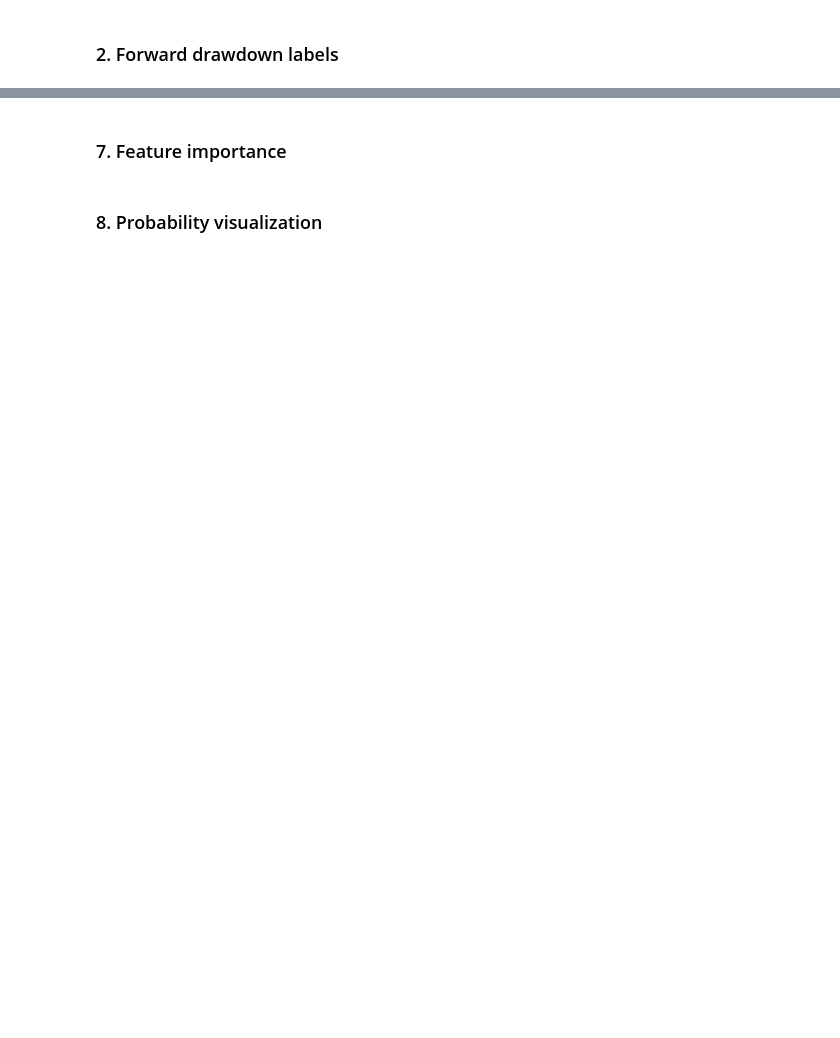
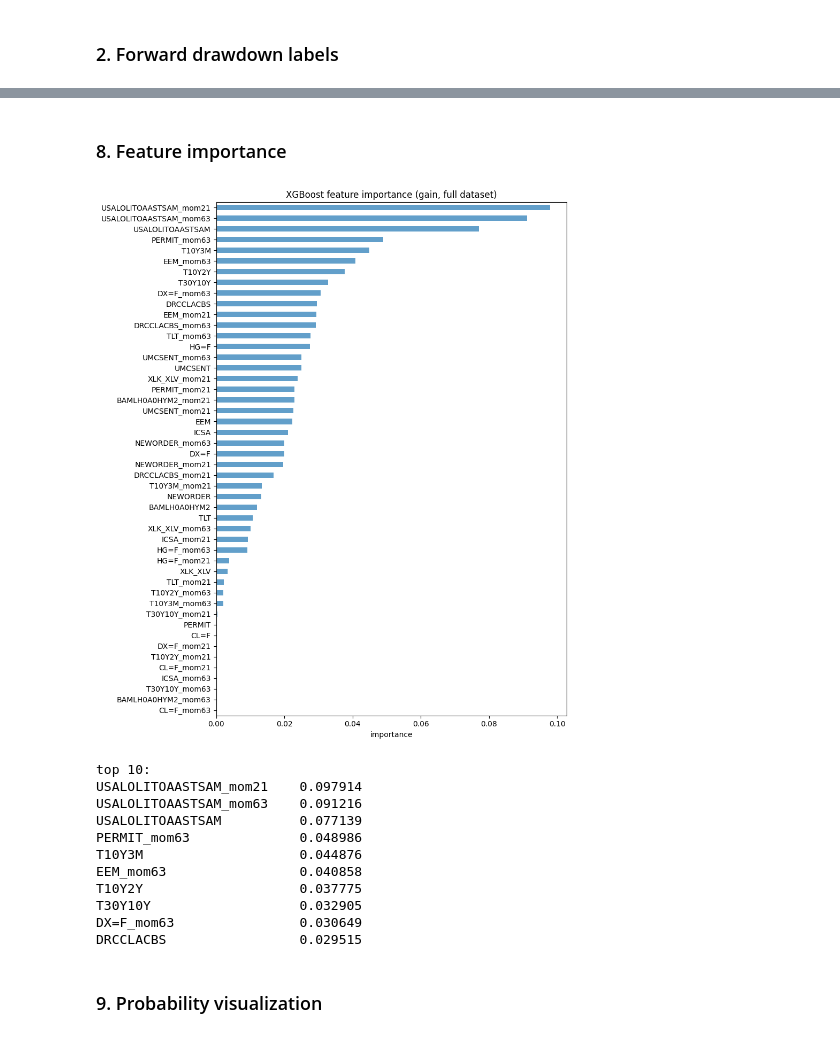
Before and after one commit to JaredRudolph/macro-stress-forecaster, a Jupyter notebook: notebooks/forecaster_xgb.ipynb, the cells around one changed output, grey strips where cells are left out. Drawn from its saved outputs; the diff is of its cells as text; code cells hidden in the pictures; blank space fills up the shorter version.

```diff
--- a/notebooks/forecaster_xgb.ipynb
+++ b/notebooks/forecaster_xgb.ipynb
@@ -85,6 +118,6 @@ print(f"scale_pos_weight: {scale_pos_weight:.2f}")
 # %%
 N = len(INDICATOR_COLS)
-equal_score = X_data.sum(axis=1) / N
+equal_score = ranks.loc[X_data.index].sum(axis=1) / N
 
 tscv_base = TimeSeriesSplit(n_splits=5, gap=LOOKAHEAD)
 baseline_aucs, baseline_briers = [], []
@@ -116,15 +151,18 @@ def run_xgb_cv(params, X, y, n_splits=5, gap=LOOKAHEAD):
 
         model = XGBClassifier(**params, eval_metric="logloss", verbosity=0)
         model.fit(X_train, y_train)
-        proba = model.predict_proba(X_test)[:, 1]
+
+        train_proba = model.predict_proba(X_train)[:, 1]
+        test_proba = model.predict_proba(X_test)[:, 1]
 
         folds.append(
             {
                 "fold": fold + 1,
                 "test_start": X.index[test_idx[0]].date(),
                 "test_end": X.index[test_idx[-1]].date(),
-                "auc": roc_auc_score(y_test, proba),
-                "brier": brier_score_loss(y_test, proba),
+                "train_auc": roc_auc_score(y_train, train_proba),
+                "auc": roc_auc_score(y_test, test_proba),
+                "brier": brier_score_loss(y_test, test_proba),
             }
         )
 
@@ -146,8 +184,9 @@ base_folds = run_xgb_cv(BASE_PARAMS, X_data, y_data)
 
 print("XGBoost base CV:")
 for f in base_folds:
-    print(f"  fold {f['fold']} ({f['test_start']} to {f['test_end']}):  AUC={f['auc']:.4f}  Brier={f['brier']:.4f}")
+    print(f"  fold {f['fold']} ({f['test_start']} to {f['test_end']}):  train AUC={f['train_auc']:.4f}  test AUC={f['auc']:.4f}  Brier={f['brier']:.4f}")
 print()
-print(f"mean AUC:   {np.mean([f['auc'] for f in base_folds]):.4f}")
-print(f"mean Brier: {np.mean([f['brier'] for f in base_folds]):.4f}")
+print(f"mean train AUC: {np.mean([f['train_auc'] for f in base_folds]):.4f}")
+print(f"mean test AUC:  {np.mean([f['auc'] for f in base_folds]):.4f}")
+print(f"mean Brier:     {np.mean([f['brier'] for f in base_folds]):.4f}")
 # %% [markdown]
@@ -155,8 +197,10 @@ print(f"mean Brier: {np.mean([f['brier'] for f in base_folds]):.4f}")
 # %%
+# Narrow grid around the winning region from the broad sweep (n_estimators=100, depth=3, lr=0.01).
+# depth=3 is fixed; lr and n_estimators are refined with denser coverage.
 PARAM_GRID = {
-    "n_estimators": [100, 200, 500],
-    "max_depth": [3, 4, 5],
-    "learning_rate": [0.01, 0.05, 0.1],
+    "n_estimators": [75, 100, 150, 200, 300],
+    "max_depth": [3],
+    "learning_rate": [0.005, 0.01, 0.02],
 }
 
 param_combos = [
@@ -179,6 +223,7 @@ def _sweep_job(combo, X, y):
     folds = run_xgb_cv(params, X, y)
     return {
         **combo,
+        "mean_train_auc": np.mean([f["train_auc"] for f in folds]),
         "mean_auc": np.mean([f["auc"] for f in folds]),
         "mean_brier": np.mean([f["brier"] for f in folds]),
         "std_auc": np.std([f["auc"] for f in folds]),
@@ -228,21 +338,38 @@ print(f"XGBoost (tuned)    AUC: {np.mean([f['auc'] for f in best_folds]):.4f}  B
 # %% [markdown]
-### 7. Feature importance
+### 8. Feature importance
 # %%
 # fit on full dataset for feature importance — in-sample only
 final_model = XGBClassifier(**BEST_PARAMS, eval_metric="logloss", verbosity=0)
 final_model.fit(X_data, y_data)
 
-importances = final_model.feature_importances_
-order = np.argsort(importances)[::-1]
+importances = pd.Series(final_model.feature_importances_, index=X_data.columns)
+importances = importances.sort_values(ascending=False)
 
-fig, ax = plt.subplots(figsize=(8, 5))
-ax.barh(np.array(INDICATOR_COLS)[order], importances[order], color="#1f77b4", alpha=0.7)
+fig, ax = plt.subplots(figsize=(9, max(4, len(importances) * 0.22)))
+importances.plot.barh(ax=ax, color="#1f77b4", alpha=0.7)
+ax.invert_yaxis()
 ax.set_title("XGBoost feature importance (gain, full dataset)")
 ax.set_xlabel("importance")
 plt.tight_layout()
 plt.show()
+
+print("top 10:")
+print(importances.head(10).to_string())
+# %% [output]
+[figure, added]
+top 10:
+USALOLITOAASTSAM_mom21    0.097914
+USALOLITOAASTSAM_mom63    0.091216
+USALOLITOAASTSAM          0.077139
+PERMIT_mom63              0.048986
+T10Y3M                    0.044876
+EEM_mom63                 0.040858
+T10Y2Y                    0.037775
+T30Y10Y                   0.032905
+DX=F_mom63                0.030649
+DRCCLACBS                 0.029515
 # %% [markdown]
-### 8. Probability visualization
+### 9. Probability visualization
 # %%
 drawdown_prob = pd.Series(final_model.predict_proba(X_data)[:, 1], index=X_data.index)
 
```
Also changed, not shown: parts of 17 cells of this notebook.
